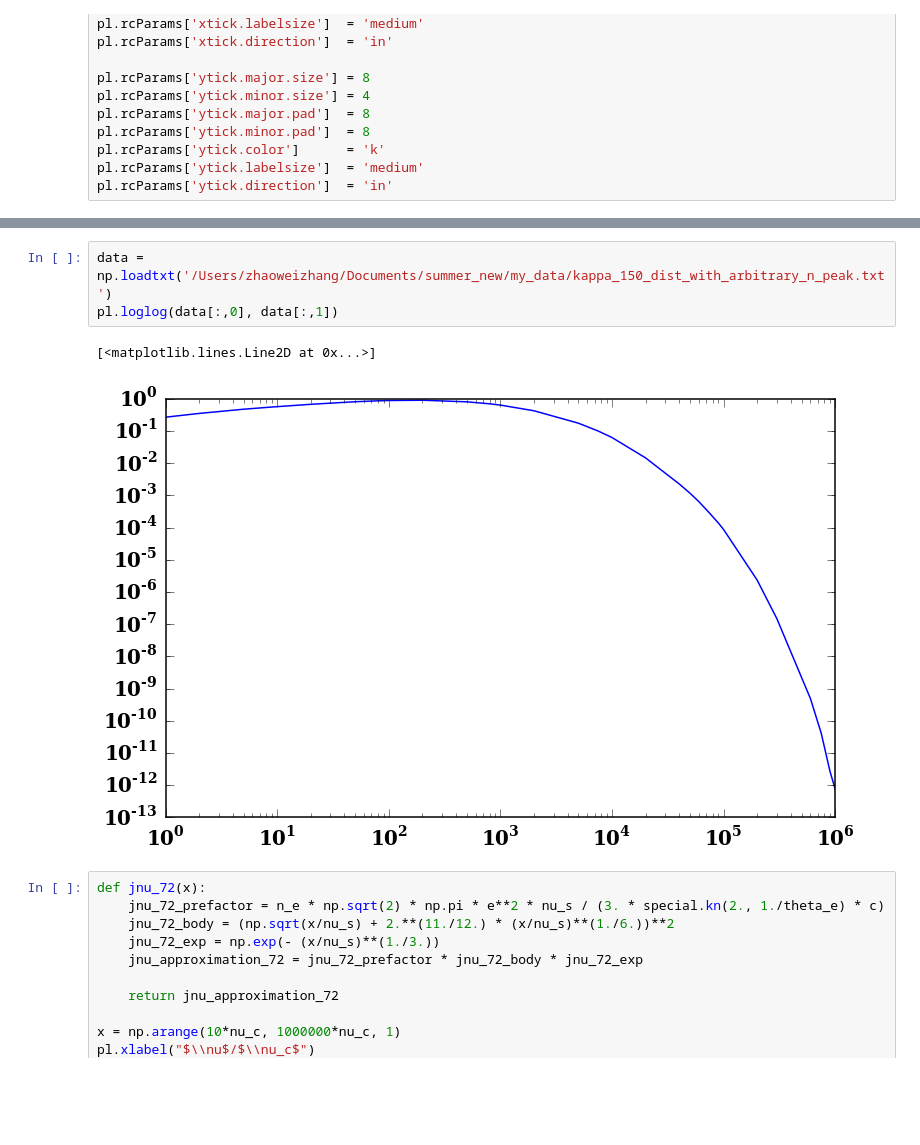
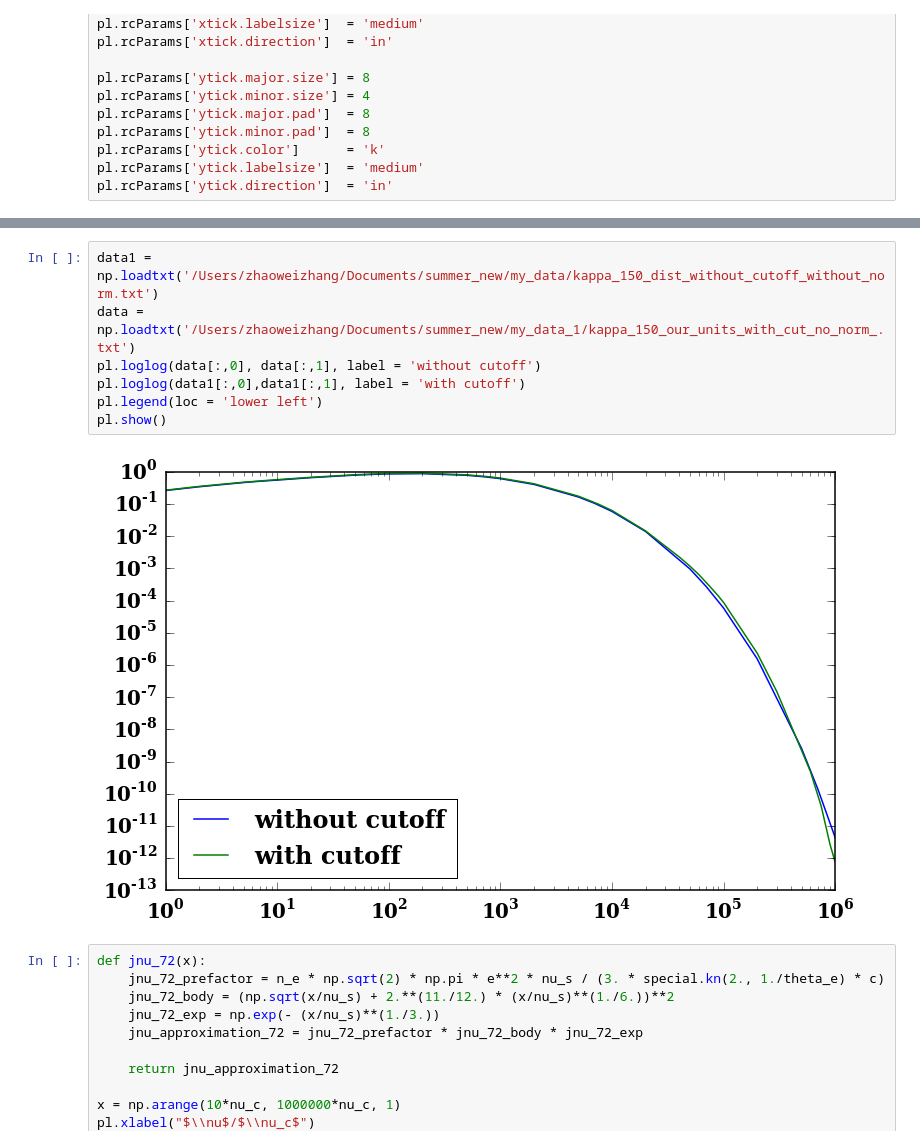
Before and after one commit to ZhaoweiZ/kappa_summer, a Jupyter notebook: kappa_dist.ipynb, the cells around one changed output, grey strips where cells are left out. Drawn from its saved outputs; the diff is of its cells as text; blank space fills up the shorter version.

```diff
--- a/kappa_dist.ipynb
+++ b/kappa_dist.ipynb
@@ -235,9 +266,12 @@ print jnu_62_sum_to_n_max_integral_to_n_limit(n_max)
 # %%
-data = np.loadtxt('/Users/zhaoweizhang/Documents/summer_new/my_data/kappa_150_dist_with_arbitrary_n_peak.txt')
-pl.loglog(data[:,0], data[:,1])
+data1 = np.loadtxt('/Users/zhaoweizhang/Documents/summer_new/my_data/kappa_150_dist_without_cutoff_without_norm.txt')
+data = np.loadtxt('/Users/zhaoweizhang/Documents/summer_new/my_data_1/kappa_150_our_units_with_cut_no_norm_.txt')
+pl.loglog(data[:,0], data[:,1], label = 'without cutoff')
+pl.loglog(data1[:,0],data1[:,1], label = 'with cutoff')
+pl.legend(loc = 'lower left')
+pl.show()
 # %% [output]
-[<matplotlib.lines.Line2D at 0x...>]
-[figure, old version]
+[figure, new version]
 # %%
 def jnu_72(x):
     jnu_72_prefactor = n_e * np.sqrt(2) * np.pi * e**2 * nu_s / (3. * special.kn(2., 1./theta_e) * c)
```
Also changed, not shown: parts of 3 cells of this notebook, 4 other files.
